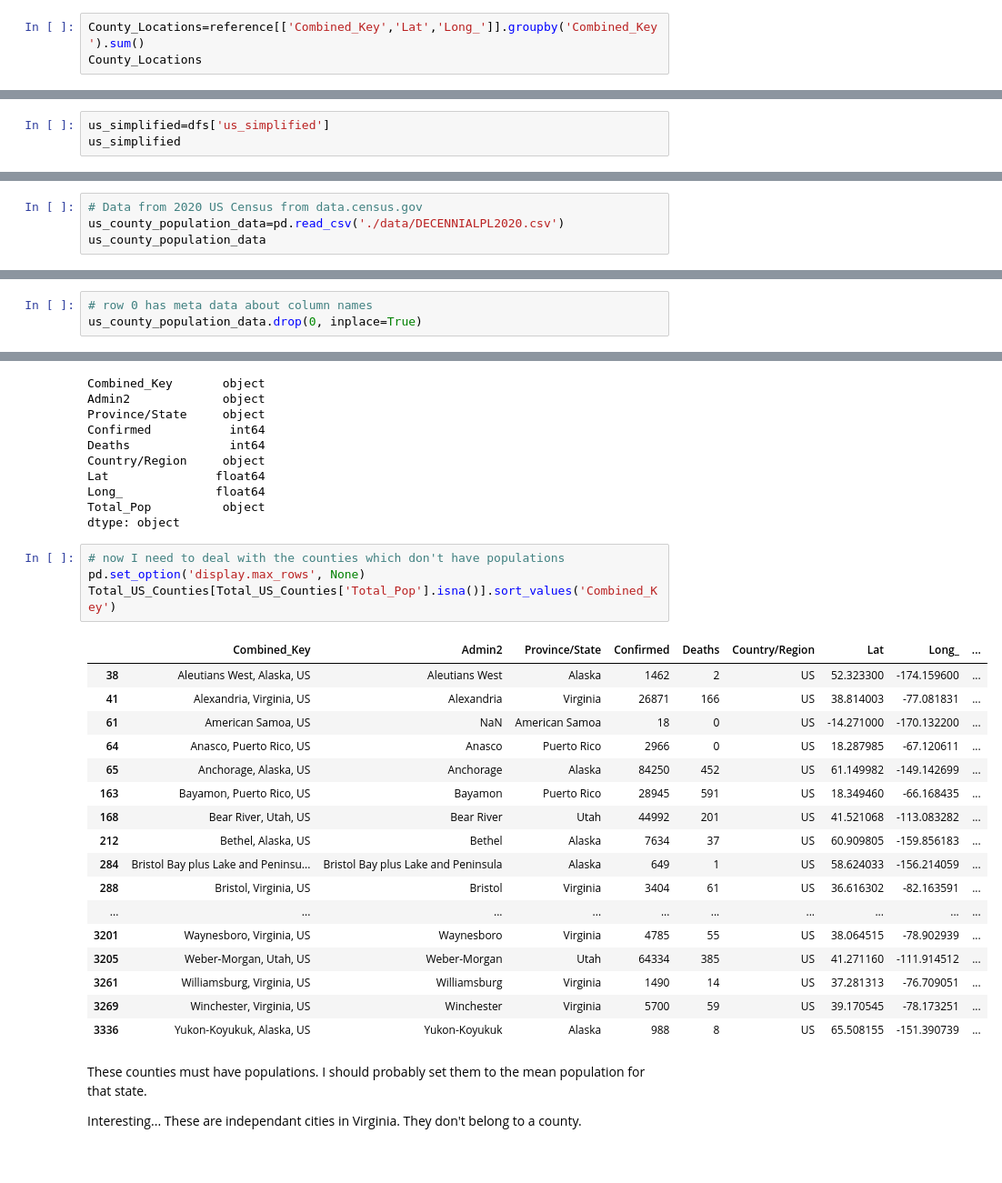
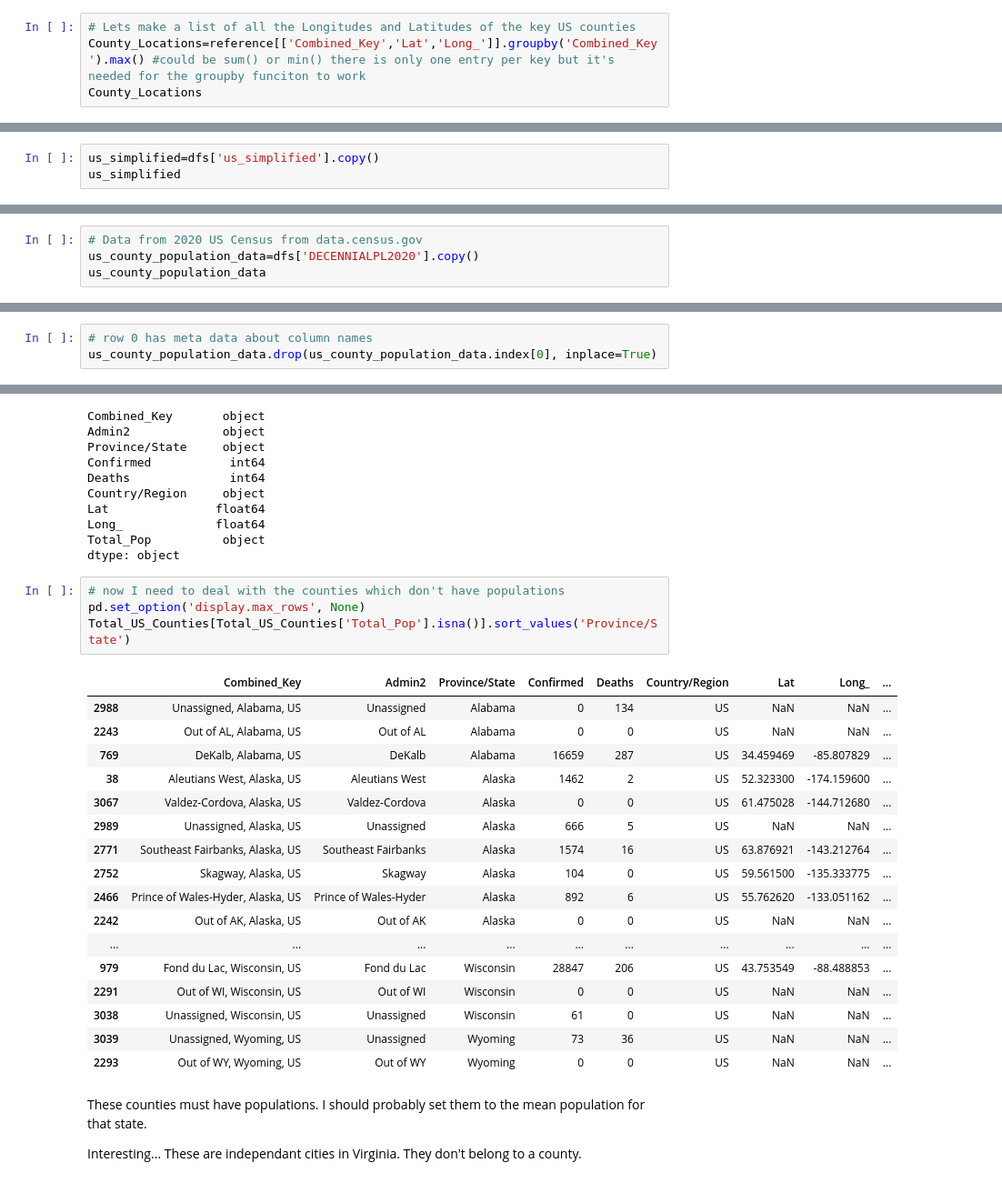
Before and after one commit to asullivan42/COVID_Bubble_Estimator, a Jupyter notebook: Regression_Analysis.ipynb, the cells around one changed output, grey strips where cells are left out. Shown at 91% size. Cells and saved outputs as stored; diff of their text form.

```diff
--- a/Regression_Analysis.ipynb
+++ b/Regression_Analysis.ipynb
@@ -484,7 +518,8 @@ reference
 # for some reason there was a tab or some other non visible character in the Combined_Key column so I had to redo it.
 reference['Combined_Key']= reference['Admin2'] + ', ' + reference['Province_State'] + ', ' + reference['Country_Region']
 # %%
-County_Locations=reference[['Combined_Key','Lat','Long_']].groupby('Combined_Key').sum()
+# Lets make a list of all the Longitudes and Latitudes of the key US counties
+County_Locations=reference[['Combined_Key','Lat','Long_']].groupby('Combined_Key').max() #could be sum() or min() there is only one entry per key but it's needed for the groupby funciton to work
 County_Locations
 # %% [output]
 |  | Lat | Long_ |
@@ -504,5 +539,5 @@ County_Locations
 # %%
-us_simplified=dfs['us_simplified']
+us_simplified=dfs['us_simplified'].copy()
 us_simplified
 # %% [output]
 |  | Date | Admin2 | Province/State | Confirmed | Deaths | Country/Region |
@@ -745,5 +869,5 @@ US_Counties[US_Counties['Lat'].isna()]
 # %%
 # Data from 2020 US Census from data.census.gov
-us_county_population_data=pd.read_csv('./data/DECENNIALPL2020.csv')
+us_county_population_data=dfs['DECENNIALPL2020'].copy()
 us_county_population_data
 # %% [output]
@@ -785,6 +928,6 @@ us_county_population_data
 # %%
 # row 0 has meta data about column names
-us_county_population_data.drop(0, inplace=True)
+us_county_population_data.drop(us_county_population_data.index[0], inplace=True)
 # %%
 us_county_population_data.rename(columns={'P1_001N':'Total_Pop'}, inplace=True)
 # %%
@@ -916,25 +1060,25 @@ dtype: object
 # %%
 # now I need to deal with the counties which don't have populations
 pd.set_option('display.max_rows', None)
-Total_US_Counties[Total_US_Counties['Total_Pop'].isna()].sort_values('Combined_Key')
+Total_US_Counties[Total_US_Counties['Total_Pop'].isna()].sort_values('Province/State')
 # %% [output]
 |  | Combined_Key | Admin2 | Province/State | Confirmed | Deaths | Country/Region | Lat | Long_ | ... |
+| 2988 | Unassigned, Alabama, US | Unassigned | Alabama | 0 | 134 | US | NaN | NaN | ... |
+| 2243 | Out of AL, Alabama, US | Out of AL | Alabama | 0 | 0 | US | NaN | NaN | ... |
+| 769 | DeKalb, Alabama, US | DeKalb | Alabama | 16659 | 287 | US | 34.459469 | -85.807829 | ... |
 | 38 | Aleutians West, Alaska, US | Aleutians West | Alaska | 1462 | 2 | US | 52.323300 | -174.159600 | ... |
-| 41 | Alexandria, Virginia, US | Alexandria | Virginia | 26871 | 166 | US | 38.814003 | -77.081831 | ... |
-| 61 | American Samoa, US | NaN | American Samoa | 18 | 0 | US | -14.271000 | -170.132200 | ... |
-| 64 | Anasco, Puerto Rico, US | Anasco | Puerto Rico | 2966 | 0 | US | 18.287985 | -67.120611 | ... |
-| 65 | Anchorage, Alaska, US | Anchorage | Alaska | 84250 | 452 | US | 61.149982 | -149.142699 | ... |
-| 163 | Bayamon, Puerto Rico, US | Bayamon | Puerto Rico | 28945 | 591 | US | 18.349460 | -66.168435 | ... |
-| 168 | Bear River, Utah, US | Bear River | Utah | 44992 | 201 | US | 41.521068 | -113.083282 | ... |
-| 212 | Bethel, Alaska, US | Bethel | Alaska | 7634 | 37 | US | 60.909805 | -159.856183 | ... |
-| 284 | Bristol Bay plus Lake and Peninsu... | Bristol Bay plus Lake and Peninsula | Alaska | 649 | 1 | US | 58.624033 | -156.214059 | ... |
-| 288 | Bristol, Virginia, US | Bristol | Virginia | 3404 | 61 | US | 36.616302 | -82.163591 | ... |
+| 3067 | Valdez-Cordova, Alaska, US | Valdez-Cordova | Alaska | 0 | 0 | US | 61.475028 | -144.712680 | ... |
+| 2989 | Unassigned, Alaska, US | Unassigned | Alaska | 666 | 5 | US | NaN | NaN | ... |
+| 2771 | Southeast Fairbanks, Alaska, US | Southeast Fairbanks | Alaska | 1574 | 16 | US | 63.876921 | -143.212764 | ... |
+| 2752 | Skagway, Alaska, US | Skagway | Alaska | 104 | 0 | US | 59.561500 | -135.333775 | ... |
+| 2466 | Prince of Wales-Hyder, Alaska, US | Prince of Wales-Hyder | Alaska | 892 | 6 | US | 55.762620 | -133.051162 | ... |
+| 2242 | Out of AK, Alaska, US | Out of AK | Alaska | 0 | 0 | US | NaN | NaN | ... |
 | ... | ... | ... | ... | ... | ... | ... | ... | ... | ... |
-| 3201 | Waynesboro, Virginia, US | Waynesboro | Virginia | 4785 | 55 | US | 38.064515 | -78.902939 | ... |
-| 3205 | Weber-Morgan, Utah, US | Weber-Morgan | Utah | 64334 | 385 | US | 41.271160 | -111.914512 | ... |
-| 3261 | Williamsburg, Virginia, US | Williamsburg | Virginia | 1490 | 14 | US | 37.281313 | -76.709051 | ... |
-| 3269 | Winchester, Virginia, US | Winchester | Virginia | 5700 | 59 | US | 39.170545 | -78.173251 | ... |
-| 3336 | Yukon-Koyukuk, Alaska, US | Yukon-Koyukuk | Alaska | 988 | 8 | US | 65.508155 | -151.390739 | ... |
+| 979 | Fond du Lac, Wisconsin, US | Fond du Lac | Wisconsin | 28847 | 206 | US | 43.753549 | -88.488853 | ... |
+| 2291 | Out of WI, Wisconsin, US | Out of WI | Wisconsin | 0 | 0 | US | NaN | NaN | ... |
+| 3038 | Unassigned, Wisconsin, US | Unassigned | Wisconsin | 61 | 0 | US | NaN | NaN | ... |
+| 3039 | Unassigned, Wyoming, US | Unassigned | Wyoming | 73 | 36 | US | NaN | NaN | ... |
+| 2293 | Out of WY, Wyoming, US | Out of WY | Wyoming | 0 | 0 | US | NaN | NaN | ... |
 # %% [markdown]
 These counties must have populations.  I should probably set them to the mean population for that state.
 
```
Also changed, not shown: parts of 103 cells of this notebook, 1 other file.
